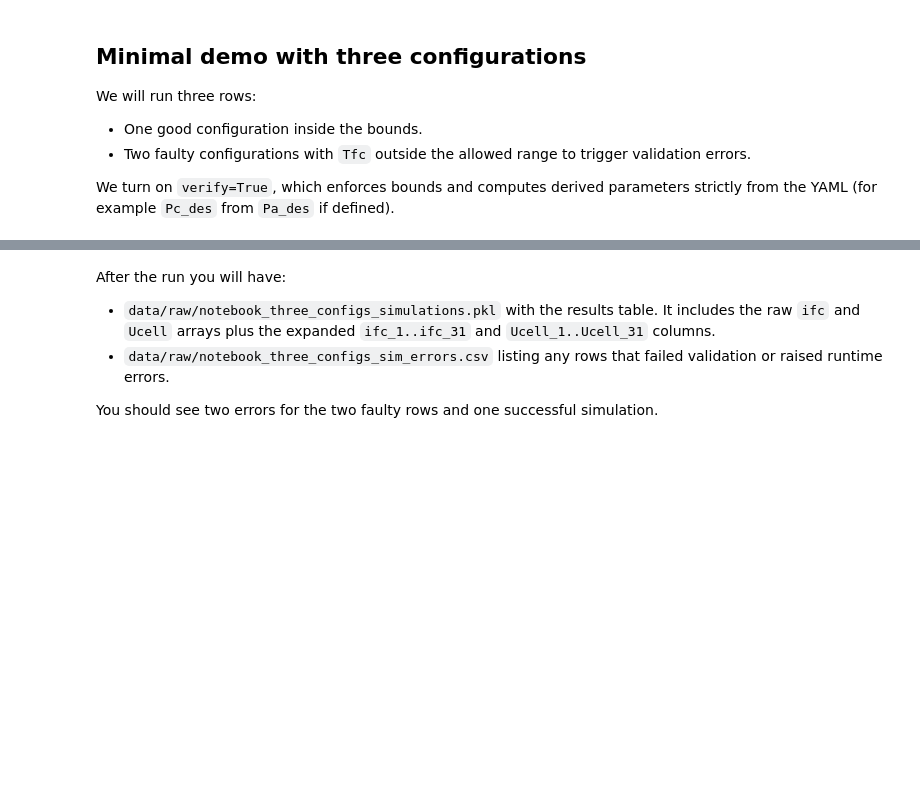
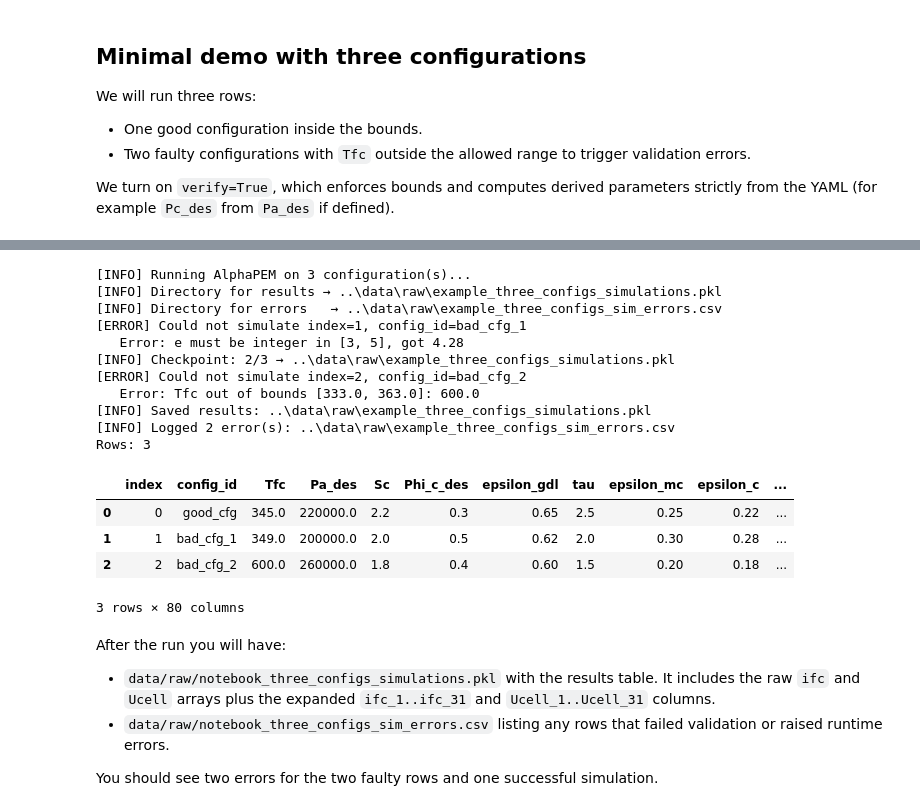
Before and after one commit to nathaly-vergel/Official-Sensitivity-Analysis-and-Surrogate-Modeling-of-PEM-Fuel-Cells, a Jupyter notebook: notebooks/01_AlphaPEM_simulation_guide.ipynb, the cells around one changed output, grey strips where cells are left out. Cells and saved outputs as stored; diff of their text form; code cells hidden in the pictures; blank space fills up the shorter version.

```diff
--- a/notebooks/01_AlphaPEM_simulation_guide.ipynb
+++ b/notebooks/01_AlphaPEM_simulation_guide.ipynb
@@ -47,0 +23,29 @@ Repo root resolved to: c:\Users\User\Documents\0. Semestres\SS2025\Official-Sens
+# %%
+# Relative path to repo root
+parent = Path("..")
+
+# Make src importable
+if str(parent.resolve()) not in sys.path:
+    sys.path.append(str(parent))
+
+# Paths (lowercase names)
+alpha_pem_root        = str(parent / "external" / "AlphaPEM")
+param_config_yaml     = str(parent / "configs" / "param_config.yaml")
+simulator_defaults_yaml = str(parent / "configs" / "simulator_defaults.yaml")
+raw_dir               = parent / "data" / "raw"
+designs_dir           = parent / "data" / "designs"
+
+# Ensure directories exist
+raw_dir.mkdir(parents=True, exist_ok=True)
+designs_dir.mkdir(parents=True, exist_ok=True)
+
+# Imports from src
+from src.sampling.sampler import run_alphapem_from_df
+from src.sampling.bounds import load_param_config, validate_sample_against_spec, SampleValidationError
+
+# Optional: short path display
+print("Parameter configurations:", param_config_yaml)
+print("Simulator defaults (other fixed params):", simulator_defaults_yaml)
+print("AlphaPEM root:", alpha_pem_root)
+print("Raw directory", raw_dir)
+print("Design directory", designs_dir)
@@ -293,19 +318,36 @@ df_configs
 # %%
 results_df = run_alphapem_from_df(
     df_configs,
     alpha_pem_root=alpha_pem_root,
     simulator_defaults_yaml=simulator_defaults_yaml,
     param_config_yaml=param_config_yaml,
     verify=True,
-    run_name="notebook_three_configs",
+    run_name="example_three_configs",
     output_dir=str(raw_dir),
     results_format="pkl",
     save_every=2,
     print_errors=True,
 )
 
 print("Rows:", len(results_df))
 results_df.head(10)
+# %% [output]
+[INFO] Running AlphaPEM on 3 configuration(s)...
+[INFO] Directory for results → ..\data\raw\example_three_configs_simulations.pkl
+[INFO] Directory for errors   → ..\data\raw\example_three_configs_sim_errors.csv
+[ERROR] Could not simulate index=1, config_id=bad_cfg_1
+   Error: e must be integer in [3, 5], got 4.28
+[INFO] Checkpoint: 2/3 → ..\data\raw\example_three_configs_simulations.pkl
+[ERROR] Could not simulate index=2, config_id=bad_cfg_2
+   Error: Tfc out of bounds [333.0, 363.0]: 600.0
+[INFO] Saved results: ..\data\raw\example_three_configs_simulations.pkl
+[INFO] Logged 2 error(s): ..\data\raw\example_three_configs_sim_errors.csv
+Rows: 3
+|  | index | config_id | Tfc | Pa_des | Sc | Phi_c_des | epsilon_gdl | tau | epsilon_mc | epsilon_c | ... |
+| 0 | 0 | good_cfg | 345.0 | 220000.0 | 2.2 | 0.3 | 0.65 | 2.5 | 0.25 | 0.22 | ... |
+| 1 | 1 | bad_cfg_1 | 349.0 | 200000.0 | 2.0 | 0.5 | 0.62 | 2.0 | 0.30 | 0.28 | ... |
+| 2 | 2 | bad_cfg_2 | 600.0 | 260000.0 | 1.8 | 0.4 | 0.60 | 1.5 | 0.20 | 0.18 | ... |
+3 rows × 80 columns
 # %% [markdown]
 After the run you will have:
 - `data/raw/notebook_three_configs_simulations.pkl` with the results table. It includes the raw `ifc` and `Ucell` arrays plus the expanded `ifc_1..ifc_31` and `Ucell_1..Ucell_31` columns.
```
Also changed, not shown: parts of 18 cells of this notebook, 7 other files.
